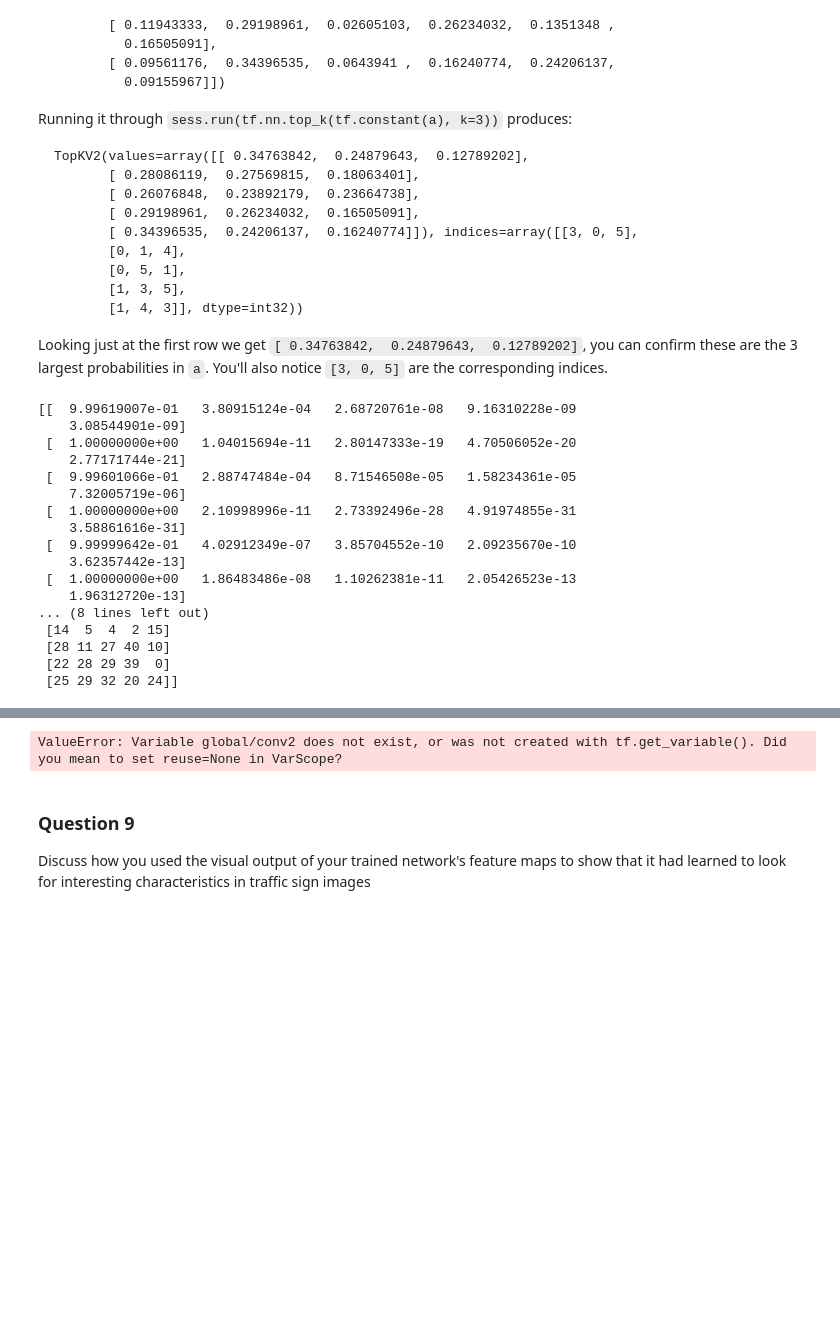
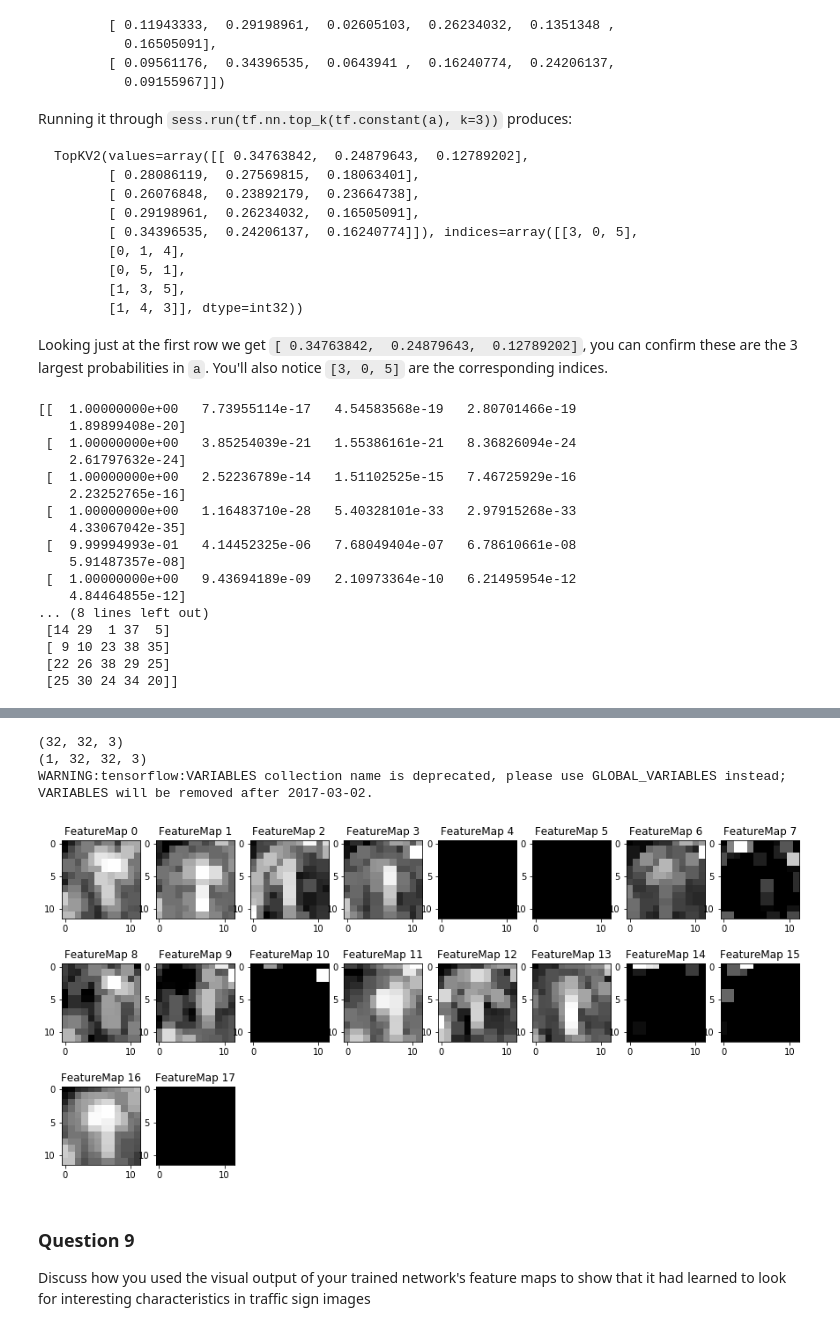
Before and after one commit to anishpillay2002/Udacity, a Jupyter notebook: Self_Driving/Project2/Traffic_Sign_Classifier.ipynb, the cells around one changed output, grey strips where cells are left out. Drawn from its saved outputs; the diff is of its cells as text; code cells hidden in the pictures; blank space fills up the shorter version.

Commit message:
Updated Notebook to include Step 4 Visualizing the Tensor Layer

```diff
--- a/Self_Driving/Project2/Traffic_Sign_Classifier.ipynb
+++ b/Self_Driving/Project2/Traffic_Sign_Classifier.ipynb
@@ -193,7 +193,7 @@ Speed limit (70km/h)
 X_train_gray=X_train
 X_test_gray=X_test
 X_valid_gray=X_valid
-print(X_train_gray.shape[3])
+print(X_train.shape[3])
 
 from tensorflow.contrib.layers import flatten
 
@@ -204,7 +204,7 @@ def LeNet(x):
     global conv2
 
     # Layer 0 Convolution Layer (1 by 1 convolution) Input 32x32x3 O/p= 32x32x1
-    conv11_W=tf.Variable(tf.truncated_normal(shape=(1,1,X_train_gray.shape[3],1),mean=mu,stddev=sigma))
+    conv11_W=tf.Variable(tf.truncated_normal(shape=(1,1,X_train.shape[3],1),mean=mu,stddev=sigma))
     conv11_b=tf.Variable(tf.zeros(1))
     conv11=tf.nn.conv2d(x,conv11_W,strides=[1,1,1,1],padding='VALID')+conv11_b
 
@@ -291,7 +291,7 @@ def LeNet(x):
 # %%
 # Features and Labels
 
-x=tf.placeholder(tf.float32,(None,32,32,X_train_gray.shape[3]))
+x=tf.placeholder(tf.float32,(None,32,32,X_train.shape[3]))
 y=tf.placeholder(tf.int32,(None))
 one_hot_y=tf.one_hot(y,n_classes)
 
@@ -349,10 +349,10 @@ with tf.Session() as sess:
         X_train,X_train_gray, y_train = shuffle(X_train,X_train_gray, y_train)
         for offset in range(0, num_examples, BATCH_SIZE):
             end = offset + BATCH_SIZE
-            batch_x, batch_y = X_train_gray[offset:end], y_train[offset:end]
+            batch_x, batch_y = X_train[offset:end], y_train[offset:end]
             sess.run(training_operation, feed_dict={x: batch_x, y: batch_y})
 
-        validation_accuracy = evaluate(X_valid_gray, y_valid)
+        validation_accuracy = evaluate(X_valid, y_valid)
         print("EPOCH {} ...".format(i+1))
         print("Validation Accuracy = {:.3f}".format(validation_accuracy))
         print()
@@ -360,7 +360,7 @@ with tf.Session() as sess:
     saver.save(sess, './lenet')
     print("Model saved")
 
-    test_accuracy = evaluate(X_test_gray, y_test)
+    test_accuracy = evaluate(X_test, y_test)
     print("Test Accuracy = {:.3f}".format(test_accuracy))
 # %% [output]
 Training...
@@ -500,23 +500,23 @@ with tf.Session() as sess:
     print(sess.run(values),'values')
     print('indices',sess.run(indices))
 # %% [output]
-[[  9.99619007e-01   3.80915124e-04   2.68720761e-08   9.16310228e-09
-    3.08544901e-09]
- [  1.00000000e+00   1.04015694e-11   2.80147333e-19   4.70506052e-20
-    2.77171744e-21]
- [  9.99601066e-01   2.88747484e-04   8.71546508e-05   1.58234361e-05
-    7.32005719e-06]
- [  1.00000000e+00   2.10998996e-11   2.73392496e-28   4.91974855e-31
-    3.58861616e-31]
- [  9.99999642e-01   4.02912349e-07   3.85704552e-10   2.09235670e-10
-    3.62357442e-13]
- [  1.00000000e+00   1.86483486e-08   1.10262381e-11   2.05426523e-13
-    1.96312720e-13]
+[[  1.00000000e+00   7.73955114e-17   4.54583568e-19   2.80701466e-19
+    1.89899408e-20]
+ [  1.00000000e+00   3.85254039e-21   1.55386161e-21   8.36826094e-24
+    2.61797632e-24]
+ [  1.00000000e+00   2.52236789e-14   1.51102525e-15   7.46725929e-16
+    2.23252765e-16]
+ [  1.00000000e+00   1.16483710e-28   5.40328101e-33   2.97915268e-33
+    4.33067042e-35]
+ [  9.99994993e-01   4.14452325e-06   7.68049404e-07   6.78610661e-08
+    5.91487357e-08]
+ [  1.00000000e+00   9.43694189e-09   2.10973364e-10   6.21495954e-12
+    4.84464855e-12]
 ... (8 lines left out)
- [14  5  4  2 15]
- [28 11 27 40 10]
- [22 28 29 39  0]
- [25 29 32 20 24]]
+ [14 29  1 37  5]
+ [ 9 10 23 38 35]
+ [22 26 38 29 25]
+ [25 30 24 34 20]]
 # %% [markdown]
 ---
 
@@ -543,37 +543,63 @@ For an example of what feature map outputs look like, check out NVIDIA's results
 # image_input: the test image being fed into the network to produce the feature maps
 # tf_activation: should be a tf variable name used during your training procedure that represents the calculated state of a specific weight layer
 # activation_min/max: can be used to view the activation contrast in more detail, by default matplot sets min and max to the actual min and max values of the output
 # plt_num: used to plot out multiple different weight feature map sets on the same block, just extend the plt number for each new feature map entry
 
 
 def outputFeatureMap(image_input, tf_activation, activation_min=-1, activation_max=-1 ,plt_num=1):
     # Here make sure to preprocess your image_input in a way your network expects
     # with size, normalization, ect if needed
     # image_input =
     # Note: x should be the same name as your network's tensorflow data placeholder variable
     # If you get an error tf_activation is not defined it maybe having trouble accessing the variable from inside a function
     activation = tf_activation.eval(session=sess,feed_dict={x : image_input})
     featuremaps = activation.shape[3]
     plt.figure(plt_num, figsize=(15,15))
     for featuremap in range(featuremaps):
         plt.subplot(6,8, featuremap+1) # sets the number of feature maps to show on each row and column
         plt.title('FeatureMap ' + str(featuremap)) # displays the feature map number
         if activation_min != -1 & activation_max != -1:
             plt.imshow(activation[0,:,:, featuremap], interpolation="nearest", vmin =activation_min, vmax=activation_max, cmap="gray")
         elif activation_max != -1:
             plt.imshow(activation[0,:,:, featuremap], interpolation="nearest", vmax=activation_max, cmap="gray")
         elif activation_min !=-1:
             plt.imshow(activation[0,:,:, featuremap], interpolation="nearest", vmin=activation_min, cmap="gray")
         else:
             plt.imshow(activation[0,:,:, featuremap], interpolation="nearest", cmap="gray")
 
+
+
+
+conv123=tf.placeholder(tf.float32,(None,12,12,18))
+C=tf.placeholder(tf.float32,(None,32,32,3))
+
+#a=np.concatenate(([],X_train_gray[4]),axis=0)
+print(X_train_gray[4].shape)
+a=np.expand_dims(X_train_gray[4],0)
+b=X_train_gray[4:5]
+#ofp=outputFeatureMap(logits,conv)
+#logits=LeNet(a)
+print(a.shape)
+#ofp=outputFeatureMap(a,conv2)
+##with tf.variable_scope("global", reuse=True):
+ #v1 = tf.get_variable("conv2", [1])
+weight_var = tf.get_collection(tf.GraphKeys.VARIABLES, "conv2")
+
+mu=0
+sigma=0.1
+
 with tf.Session() as sess:
+    # Restore the trained network
     saver.restore(sess, tf.train.latest_checkpoint('.'))
-    with tf.variable_scope("global", reuse=True):
-        conv2 = tf.get_variable("conv2")
-    outputFeatureMap(X_train_gray[4],conv2)
+    # ...
+    sess.run(tf.global_variables_initializer())
+    tf_conv1 = sess.run(conv2, feed_dict={x: a})
+    outputFeatureMap(a, conv2)
 # %% [output]
-ValueError: Variable global/conv2 does not exist, or was not created with tf.get_variable(). Did you mean to set reuse=None in VarScope?
+(32, 32, 3)
+(1, 32, 32, 3)
+WARNING:tensorflow:VARIABLES collection name is deprecated, please use GLOBAL_VARIABLES instead; VARIABLES will be removed after 2017-03-02.
+[figure, added]
 # %% [markdown]
 ### Question 9
 
```
Also changed, not shown: parts of 6 cells of this notebook.
